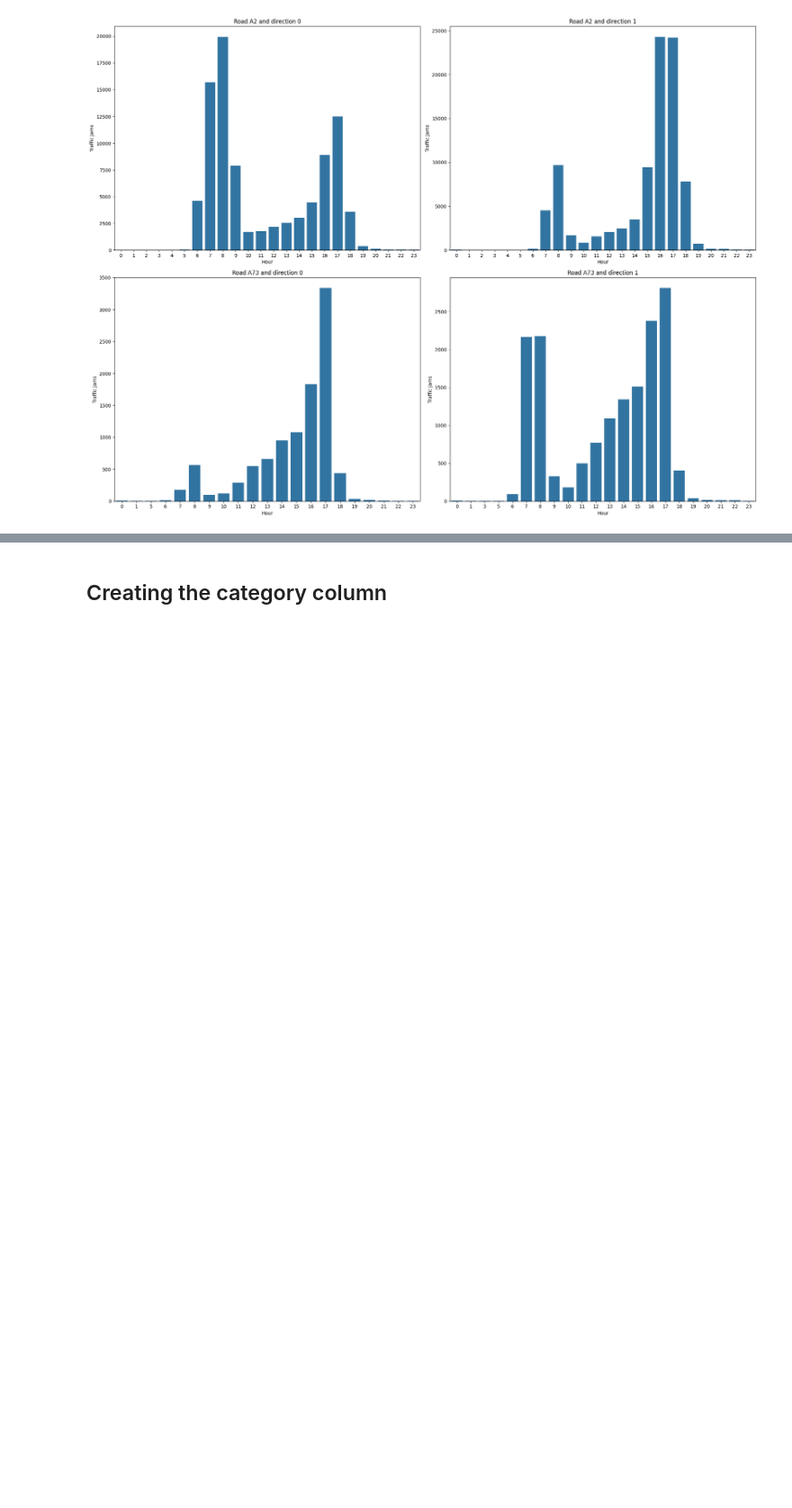
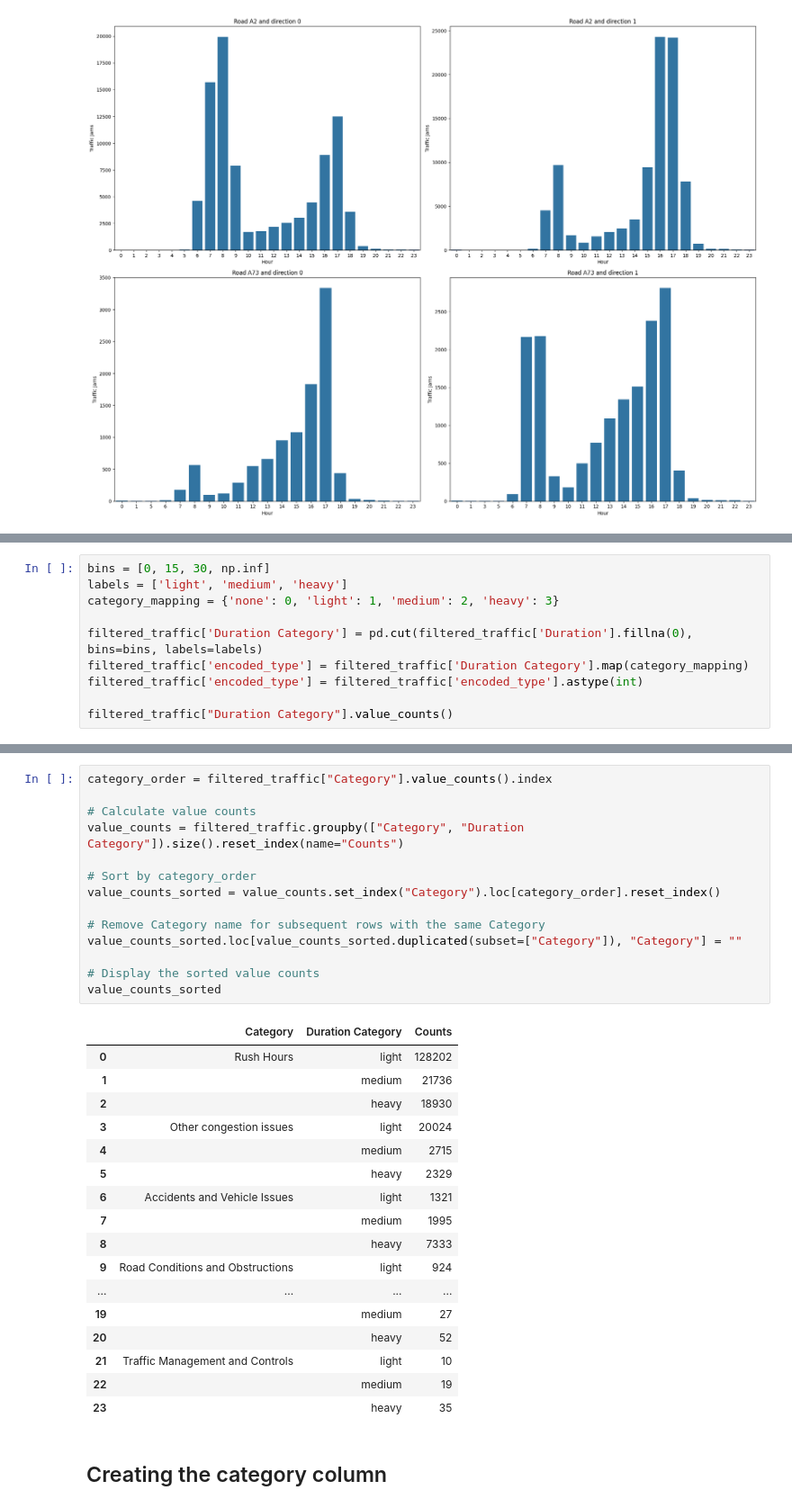
Before and after one commit to mhristev/TodayAI, a Jupyter notebook: traffic.ipynb, the cells around one changed output, grey strips where cells are left out. Shown at 90% size. Cells and saved outputs as stored; diff of their text form; blank space fills up the shorter version.

```diff
--- a/traffic.ipynb
+++ b/traffic.ipynb
@@ -389,0 +461,10 @@ plt.show()
+# %%
+bins = [0, 15, 30, np.inf]
+labels = ['light', 'medium', 'heavy']
+category_mapping = {'none': 0, 'light': 1, 'medium': 2, 'heavy': 3}
+
+filtered_traffic['Duration Category'] = pd.cut(filtered_traffic['Duration'].fillna(0), bins=bins, labels=labels)
+filtered_traffic['encoded_type'] = filtered_traffic['Duration Category'].map(category_mapping)
+filtered_traffic['encoded_type'] = filtered_traffic['encoded_type'].astype(int)
+
+filtered_traffic["Duration Category"].value_counts()
@@ -390,3 +490,35 @@ plt.show()
+# %%
+category_order = filtered_traffic["Category"].value_counts().index
+
+# Calculate value counts
+value_counts = filtered_traffic.groupby(["Category", "Duration Category"]).size().reset_index(name="Counts")
+
+# Sort by category_order
+value_counts_sorted = value_counts.set_index("Category").loc[category_order].reset_index()
+
+# Remove Category name for subsequent rows with the same Category
+value_counts_sorted.loc[value_counts_sorted.duplicated(subset=["Category"]), "Category"] = ""
+
+# Display the sorted value counts
+value_counts_sorted
+# %% [output]
+|  | Category | Duration Category | Counts |
+| 0 | Rush Hours | light | 128202 |
+| 1 |  | medium | 21736 |
+| 2 |  | heavy | 18930 |
+| 3 | Other congestion issues | light | 20024 |
+| 4 |  | medium | 2715 |
+| 5 |  | heavy | 2329 |
+| 6 | Accidents and Vehicle Issues | light | 1321 |
+| 7 |  | medium | 1995 |
+| 8 |  | heavy | 7333 |
+| 9 | Road Conditions and Obstructions | light | 924 |
+| ... | ... | ... | ... |
+| 19 |  | medium | 27 |
+| 20 |  | heavy | 52 |
+| 21 | Traffic Management and Controls | light | 10 |
+| 22 |  | medium | 19 |
+| 23 |  | heavy | 35 |
 # %% [markdown]
 ## Creating the category column
 # %%
```
Also changed, not shown: parts of 23 cells of this notebook, 1 other file.
